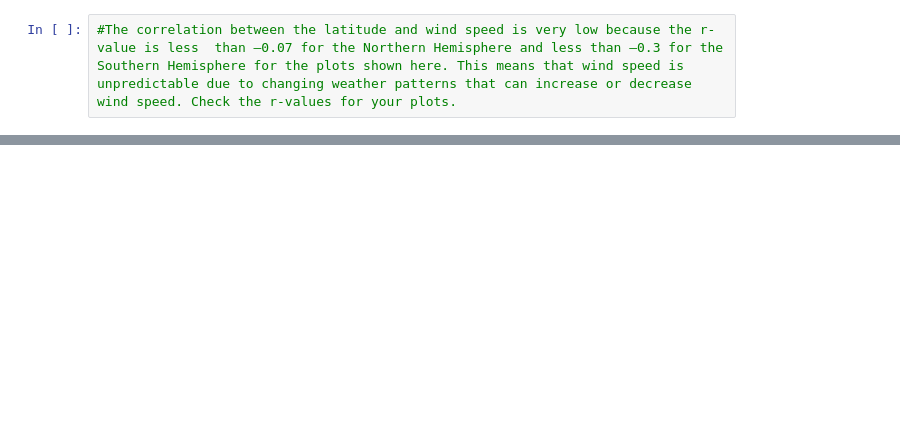
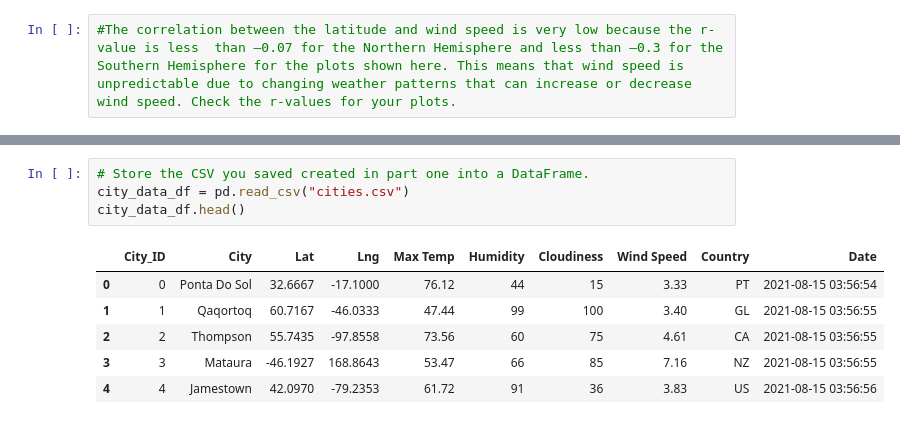
Before and after one commit to LanayaSF/World_Weather_Analysis, a Jupyter notebook: WeatherPy.ipynb, the cells around one changed output, grey strips where cells are left out. Drawn from its saved outputs; the diff is of its cells as text; blank space fills up the shorter version.

```diff
--- a/WeatherPy.ipynb
+++ b/WeatherPy.ipynb
@@ -412,0 +515,11 @@ plot_linear_regression(x_values, y_values,
+# %%
+# Store the CSV you saved created in part one into a DataFrame.
+city_data_df = pd.read_csv("cities.csv")
+city_data_df.head()
+# %% [output]
+|  | City_ID | City | Lat | Lng | Max Temp | Humidity | Cloudiness | Wind Speed | Country | Date |
+| 0 | 0 | Ponta Do Sol | 32.6667 | -17.1000 | 76.12 | 44 | 15 | 3.33 | PT | 2021-08-15 03:56:54 |
+| 1 | 1 | Qaqortoq | 60.7167 | -46.0333 | 47.44 | 99 | 100 | 3.40 | GL | 2021-08-15 03:56:55 |
+| 2 | 2 | Thompson | 55.7435 | -97.8558 | 73.56 | 60 | 75 | 4.61 | CA | 2021-08-15 03:56:55 |
+| 3 | 3 | Mataura | -46.1927 | 168.8643 | 53.47 | 66 | 85 | 7.16 | NZ | 2021-08-15 03:56:55 |
+| 4 | 4 | Jamestown | 42.0970 | -79.2353 | 61.72 | 91 | 36 | 3.83 | US | 2021-08-15 03:56:56 |
```
Also changed, not shown: parts of 45 cells of this notebook, 14 other files.
